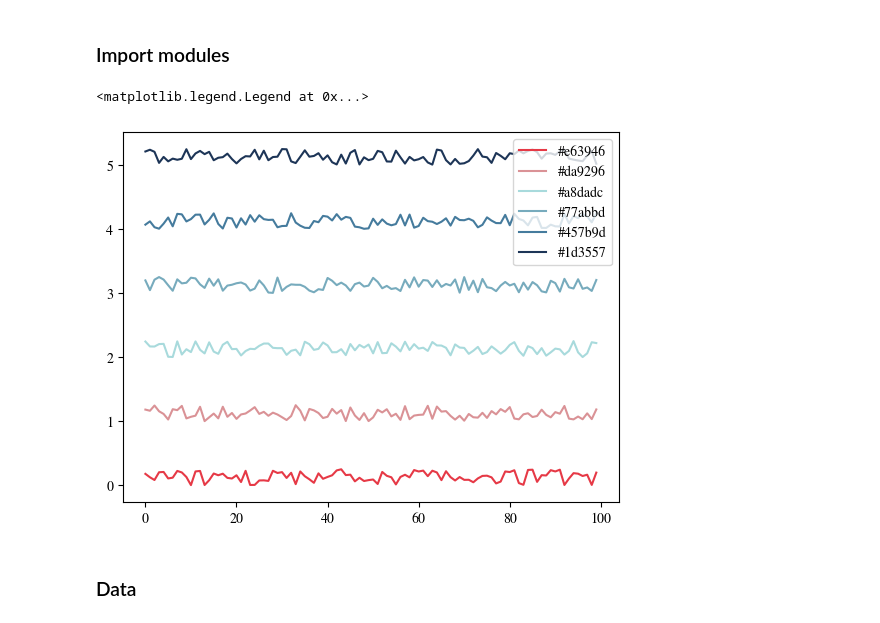
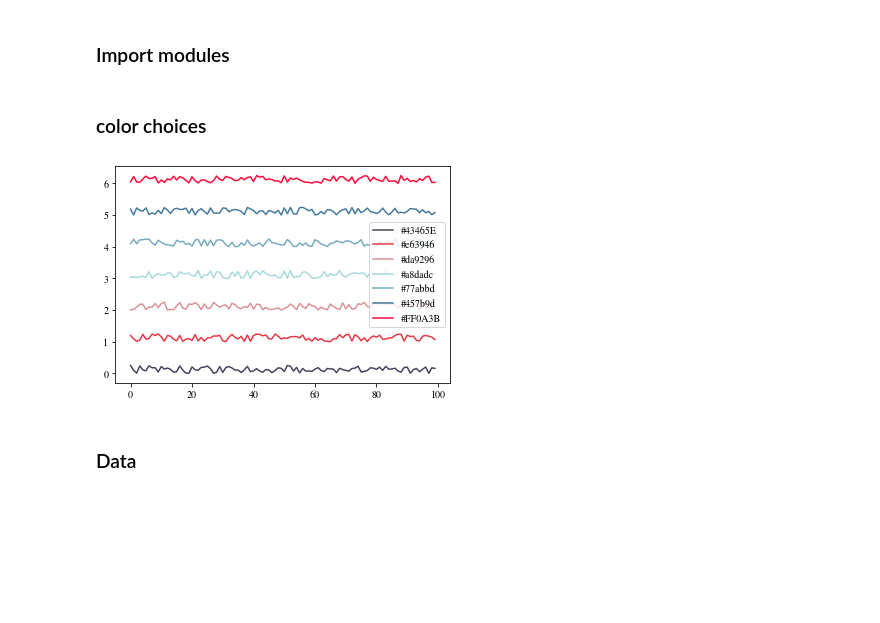
Before and after one commit to sugwg/ce-plots, a Jupyter notebook: time-infographic.ipynb, the cells around one changed output. Saved outputs shown, nothing was run; the diff lists cells and outputs as text; code cells hidden in the pictures; blank space fills up the shorter version.

Commit message:
Update time infographic plot

```diff
--- a/time-infographic.ipynb
+++ b/time-infographic.ipynb
@@ -23,15 +24,28 @@ from matplotlib import rcParams
 rcParams["font.family"] = "serif"
 rcParams["font.serif"] = "STIX"
 rcParams["mathtext.fontset"] = "stix"
+# %% [markdown]
+### color choices
 # %%
-c_palette_list = ['#e63946', '#da9296', '#a8dadc', '#77abbd', '#457b9d', '#1d3557']
+c_palette_list_old = ['#CC3C48', '#e63946', '#da9296', '#a8dadc', '#77abbd', '#457b9d', '#1d3557']
+c_palette_list = ['#43465E', '#e63946', '#da9296', '#a8dadc', '#77abbd', '#457b9d', '#FF0A3B']
 x = numpy.array(range(100))
 for ii in range(len(c_palette_list)):
     plt.plot(x, ii + numpy.random.rand(100)*0.25,
              color=c_palette_list[ii], label=c_palette_list[ii])
 plt.legend()
+
+# Fill color settings
+color_list_old = ['moccasin','lavender','aquamarine','cornflowerblue','lightyellow']
+alpha_old=[0.5,0.7,0.3,0.3,1]
+
+color_list = ['#FFEBEF','#F1EBFF','#FFEBEF','#EDF2FD','#C8D7F9']
+alpha = [1,1,1,1,1]
+color_dict = {'A$^\sharp$ (HLA)':c_palette_list[0],
+              'CE+2A$^\sharp$':c_palette_list[6]}
+
+fc = '#4C5568' #sns.color_palette("muted")[5] #facility liftime color
 # %% [output]
-<matplotlib.legend.Legend at 0x...>
-[figure, old version]
+[figure, new version]
 # %% [markdown]
 ### Data
```
Also changed, not shown: parts of 6 cells of this notebook, 1 other file.
